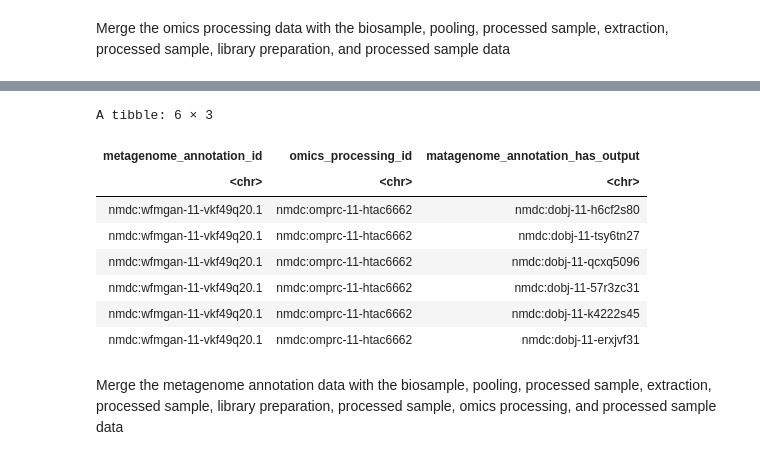
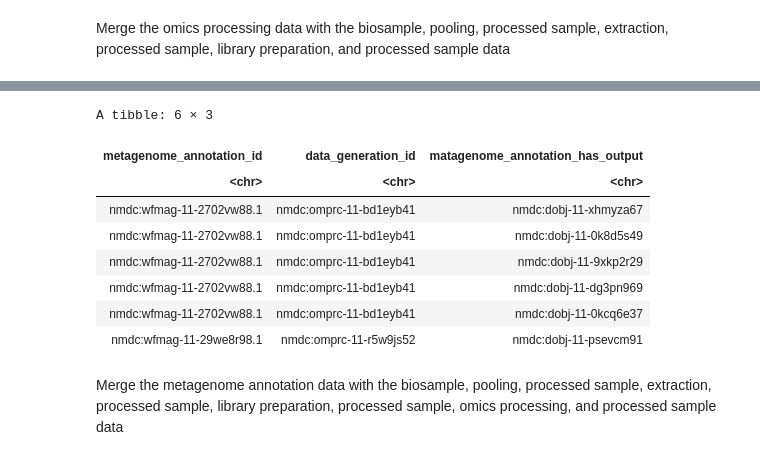
Before and after one commit to microbiomedata/nmdc_notebooks, a Jupyter notebook: taxonomic_dist_by_soil_layer/R/taxonomic_dist_soil_layer_R.ipynb, the cells around one changed output, grey strips where cells are left out. Saved outputs shown, nothing was run; the diff lists cells and outputs as text; code cells hidden in the pictures.

```diff
--- a/taxonomic_dist_by_soil_layer/R/taxonomic_dist_soil_layer_R.ipynb
+++ b/taxonomic_dist_by_soil_layer/R/taxonomic_dist_soil_layer_R.ipynb
@@ -193,6 +195,6 @@ The `get_id_results` function is used, again (you can see the pattern), but this
 # %%
 extraction_df <- get_results_by_id(
-    collection = 'extraction_set',
+    collection = 'material_processing_set',
     match_id_field = 'has_input',
     id_list = unique(biosample_df3$processed_sample_id),
     fields = 'id,has_input,has_output',
@@ -259,6 +261,6 @@ Using the `processed_sample_id2` identifiers from the last query as the `has_inp
 # %%
 library_prep_df <- get_results_by_id(
-    collection = 'library_preparation_set',
+    collection = 'material_processing_set',
     match_id_field = 'has_input',
     id_list = unique(biosample_df5$processed_sample_id2),
     fields = 'id,has_input,has_output',
@@ -325,19 +327,19 @@ Using the third batch of processed sample identifiers, we query the `omics_proce
 # %%
-omics_processing_df <- get_results_by_id(
-    collection = 'omics_processing_set',
+data_generation_df <- get_results_by_id(
+    collection = 'data_generation_set',
     match_id_field = 'has_input',
     id_list = unique(biosample_df7$processed_sample_id3),
     fields = 'id,has_input',
     max_id = 20
 )
 
-omics_processing_df <- omics_processing_df %>%
+data_generation_df <- data_generation_df %>%
     unnest(
         cols = c(
             has_input
         ), names_sep = "_") %>%
-    rename(omics_processing_id = id,
+    rename(data_generation_id = id,
            processed_sample_id3 = has_input)
-head(omics_processing_df)
+head(data_generation_df)
 # %% [output]
 A tibble: 6 × 2
@@ -353,6 +355,6 @@ A tibble: 6 × 2
 Merge the omics processing data with the biosample, pooling, processed sample, extraction, processed sample, library preparation, and processed sample data
 # %%
 biosample_df8 <- biosample_df7 %>%
-    left_join(omics_processing_df, by = join_by(processed_sample_id3))
+    left_join(data_generation_df, by = join_by(processed_sample_id3))
 head(biosample_df8)
 # %% [output]
@@ -372,32 +374,32 @@ The `metagenome_annotation_activity_set` is queried using the identifiers obtain
 # %%
 metagenome_annotation_df <- get_results_by_id(
-    collection = 'metagenome_annotation_activity_set',
+    collection = 'workflow_execution_set',
     match_id_field = 'was_informed_by',
-    id_list = unique(biosample_df8$omics_processing_id),
+    id_list = unique(biosample_df8$data_generation_id),
     fields = 'id,was_informed_by,has_output',
     max_id = 20
 )
 
 metagenome_annotation_df <- metagenome_annotation_df %>%
     unnest(
         cols = c(
             was_informed_by,
             has_output
         ), names_sep = "_") %>%
     rename(metagenome_annotation_id = id,
-           omics_processing_id = was_informed_by,
+           data_generation_id = was_informed_by,
            matagenome_annotation_has_output = has_output)
 head(metagenome_annotation_df)
 # %% [output]
 A tibble: 6 × 3
-| metagenome_annotation_id | omics_processing_id | matagenome_annotation_has_output |
+| metagenome_annotation_id | data_generation_id | matagenome_annotation_has_output |
 | <chr> | <chr> | <chr> |
-| nmdc:wfmgan-11-vkf49q20.1 | nmdc:omprc-11-htac6662 | nmdc:dobj-11-h6cf2s80 |
-| nmdc:wfmgan-11-vkf49q20.1 | nmdc:omprc-11-htac6662 | nmdc:dobj-11-tsy6tn27 |
-| nmdc:wfmgan-11-vkf49q20.1 | nmdc:omprc-11-htac6662 | nmdc:dobj-11-qcxq5096 |
-| nmdc:wfmgan-11-vkf49q20.1 | nmdc:omprc-11-htac6662 | nmdc:dobj-11-57r3zc31 |
-| nmdc:wfmgan-11-vkf49q20.1 | nmdc:omprc-11-htac6662 | nmdc:dobj-11-k4222s45 |
-| nmdc:wfmgan-11-vkf49q20.1 | nmdc:omprc-11-htac6662 | nmdc:dobj-11-erxjvf31 |
+| nmdc:wfmag-11-2702vw88.1 | nmdc:omprc-11-bd1eyb41 | nmdc:dobj-11-xhmyza67 |
+| nmdc:wfmag-11-2702vw88.1 | nmdc:omprc-11-bd1eyb41 | nmdc:dobj-11-0k8d5s49 |
+| nmdc:wfmag-11-2702vw88.1 | nmdc:omprc-11-bd1eyb41 | nmdc:dobj-11-9xkp2r29 |
+| nmdc:wfmag-11-2702vw88.1 | nmdc:omprc-11-bd1eyb41 | nmdc:dobj-11-dg3pn969 |
+| nmdc:wfmag-11-2702vw88.1 | nmdc:omprc-11-bd1eyb41 | nmdc:dobj-11-0kcq6e37 |
+| nmdc:wfmag-11-29we8r98.1 | nmdc:omprc-11-r5w9js52 | nmdc:dobj-11-psevcm91 |
 # %% [markdown]
 Merge the metagenome annotation data with the biosample, pooling, processed sample, extraction, processed sample, library preparation, processed sample, omics processing, and processed sample data
 # %%
```
Also changed, not shown: parts of 25 cells of this notebook.
